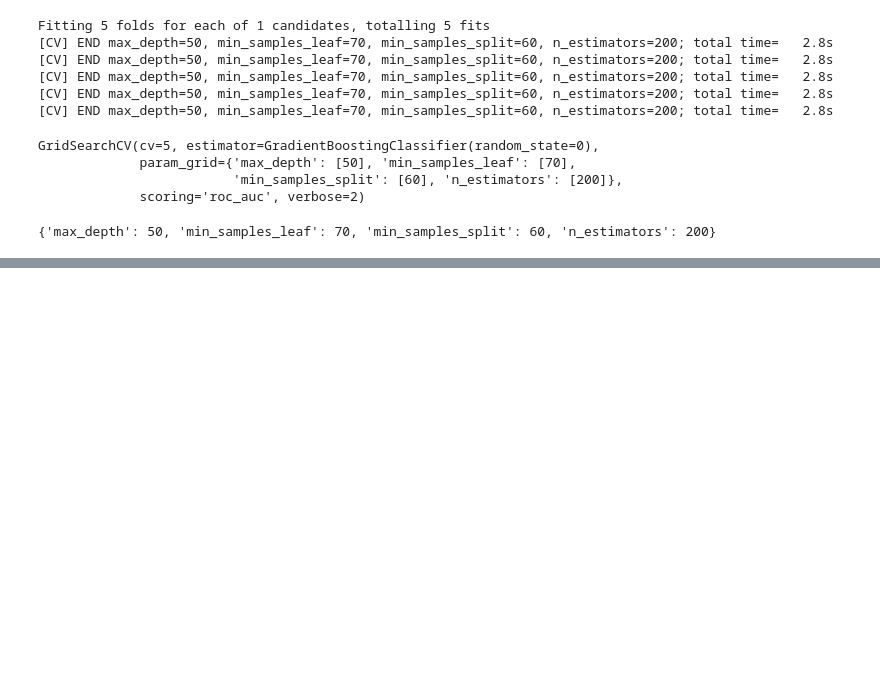
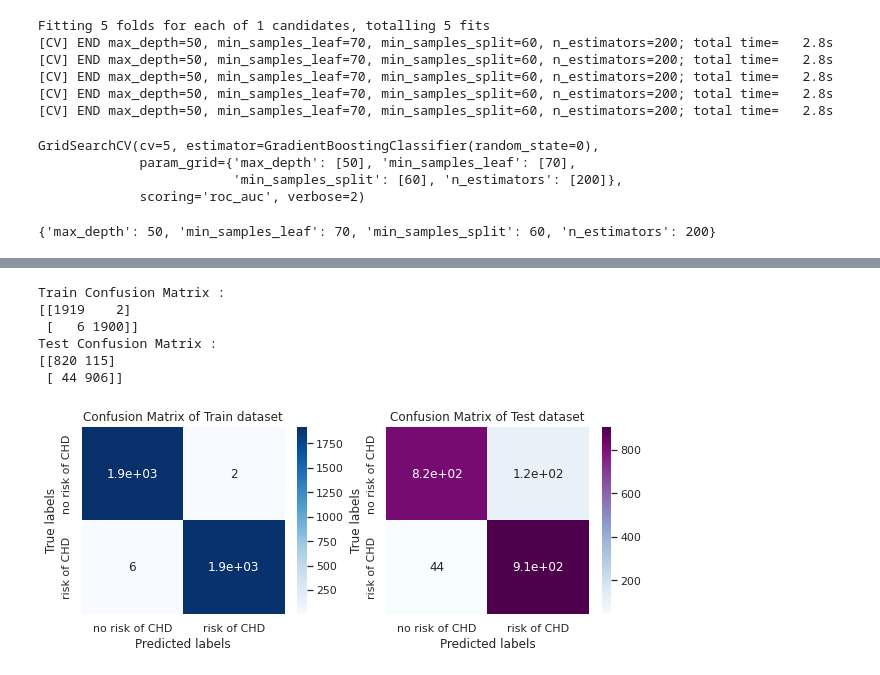
Before and after one commit to Sriharish19/SH-Supervised-ML-Cardiovascular-Risk-Prediction, a Jupyter notebook: SH_Supervised_ML_Classification_Cardiovascular_Risk_Prediction.ipynb, the cells around one changed output, grey strips where cells are left out. Cells and saved outputs as stored; diff of their text form; code cells hidden in the pictures; blank space fills up the shorter version.

```diff
--- a/SH_Supervised_ML_Classification_Cardiovascular_Risk_Prediction.ipynb
+++ b/SH_Supervised_ML_Classification_Cardiovascular_Risk_Prediction.ipynb
@@ -1261,0 +1344,6 @@ print(gbc_grid.best_params_)
+# %%
+# Create an instance of the RandomForestClassifier
+xgb_model = XGBClassifier(random_state = 0,seed = 1)
+
+# Grid search
+xgb_grid = GridSearchCV(estimator=xgb_model,param_grid = param_dict,cv = 5, verbose=2, scoring='roc_auc')
@@ -1261,0 +1403,11 @@ print(gbc_grid.best_params_)
+# %%
+# Confusion Matrix
+conf_mat(y_train,y_train_predict_xgb_cv,y_test, y_test_predict_xgb_cv)
+# %% [output]
+Train Confusion Matrix :
+[[1919    2]
+ [   6 1900]]
+Test Confusion Matrix :
+[[820 115]
+ [ 44 906]]
+[figure, added]
```
Also changed, not shown: parts of 44 cells of this notebook.
